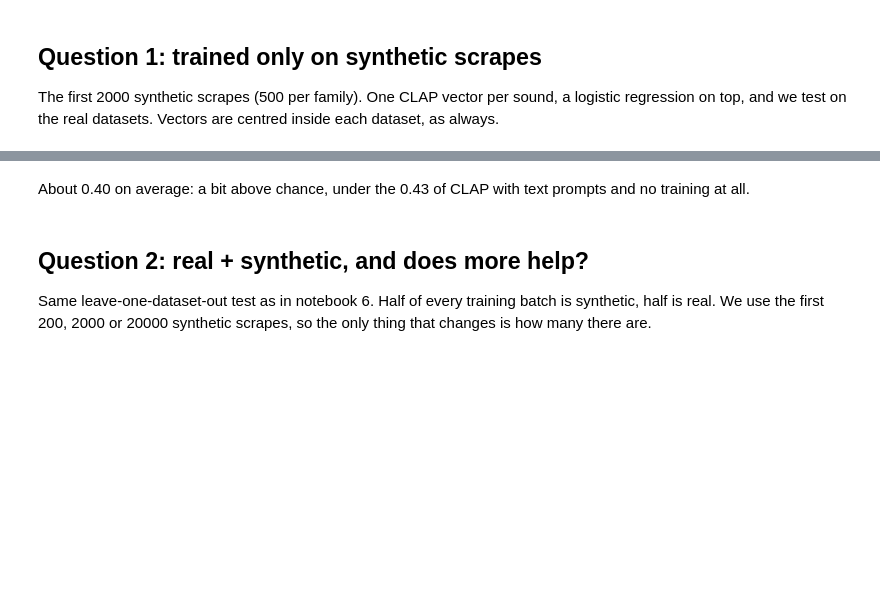
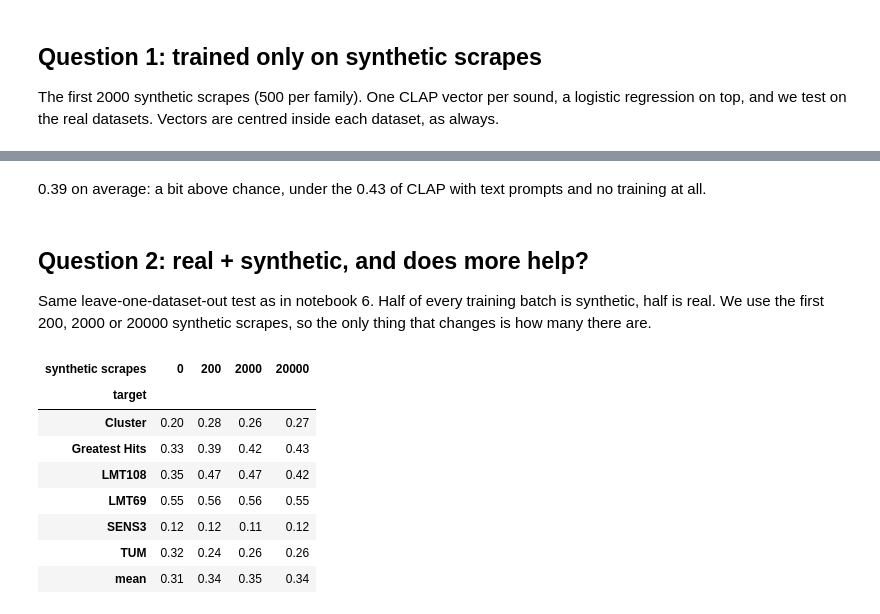
Before and after one commit to leopoldch/hear-you-scrape, a Jupyter notebook: 7_synthetic.ipynb, the cells around one changed output, grey strips where cells are left out. Drawn from its saved outputs; the diff is of its cells as text; code cells hidden in the pictures; blank space fills up the shorter version.

```diff
--- a/7_synthetic.ipynb
+++ b/7_synthetic.ipynb
@@ -307,28 +323,36 @@ only_synthetic.round(2)
 # %% [markdown]
-About 0.40 on average: a bit above chance, under the 0.43 of CLAP with text prompts and no training at all.
+0.39 on average: a bit above chance, under the 0.43 of CLAP with text prompts and no training at all.
 # %% [markdown]
 ## Question 2: real + synthetic, and does more help?
 
 Same leave-one-dataset-out test as in notebook 6. Half of every training batch is synthetic, half is real.
 We use the first 200, 2000 or 20000 synthetic scrapes, so the only thing that changes is how many there are.
 # %%
-if not Path("results/synthetic_volume.csv").exists():
-    rows = []
-    for target in PUBLIC:
-        test = rows_of([target])
-        real = rows_of(others(target))
-        fine_tune(real)
-        rows.append({"target": target, "synthetic scrapes": 0, "score": score(test)})
-        for per_family in [50, 500, 5000]:
-            fake = np.flatnonzero(((info.dataset == "synthetic") & (info.number < per_family)).to_numpy())
-            fine_tune(np.concatenate([real, fake]), half="synthetic")
-            rows.append({"target": target, "synthetic scrapes": 4 * per_family, "score": score(test)})
-            pd.DataFrame(rows).to_csv("results/synthetic_volume_partial.csv", index=False)
-    pd.DataFrame(rows).to_csv("results/synthetic_volume.csv", index=False)
+rows = saved_rows("results/synthetic_volume.csv")
+for target in PUBLIC:
+    test = rows_of([target])
+    real = rows_of(others(target))
+    for per_family in [0, 50, 500, 5000]:
+        if any(r["target"] == target and r["synthetic scrapes"] == 4 * per_family for r in rows):
+            continue
+        fake = np.flatnonzero(((info.dataset == "synthetic") & (info.number < per_family)).to_numpy())
+        fine_tune(np.concatenate([real, fake]), half="synthetic" if per_family else None)
+        rows.append({"target": target, "synthetic scrapes": 4 * per_family, "score": score(test)})
+        pd.DataFrame(rows).to_csv("results/synthetic_volume.csv", index=False)
 
 volume = pd.read_csv("results/synthetic_volume.csv").pivot(index="target", columns="synthetic scrapes", values="score")
 volume.loc["mean"] = volume.mean()
 volume.round(2)
+# %% [output]
+| synthetic scrapes | 0 | 200 | 2000 | 20000 |
+| target |  |  |  |  |
+| Cluster | 0.20 | 0.28 | 0.26 | 0.27 |
+| Greatest Hits | 0.33 | 0.39 | 0.42 | 0.43 |
+| LMT108 | 0.35 | 0.47 | 0.47 | 0.42 |
+| LMT69 | 0.55 | 0.56 | 0.56 | 0.55 |
+| SENS3 | 0.12 | 0.12 | 0.11 | 0.12 |
+| TUM | 0.32 | 0.24 | 0.26 | 0.26 |
+| mean | 0.31 | 0.34 | 0.35 | 0.34 |
 # %%
 plt.figure(figsize=(6, 3.5))
 plt.plot(range(4), volume.loc["mean"], marker="o", label="fine-tuned, real + synthetic")
```
Also changed, not shown: parts of 7 cells of this notebook, 18 other files.
